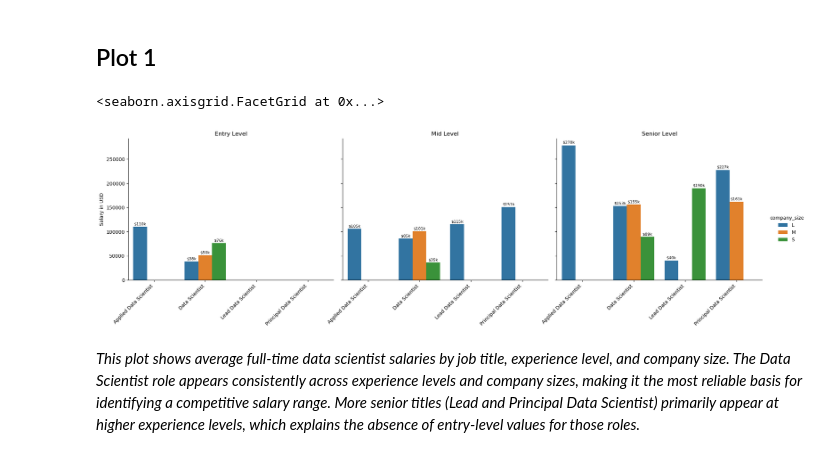
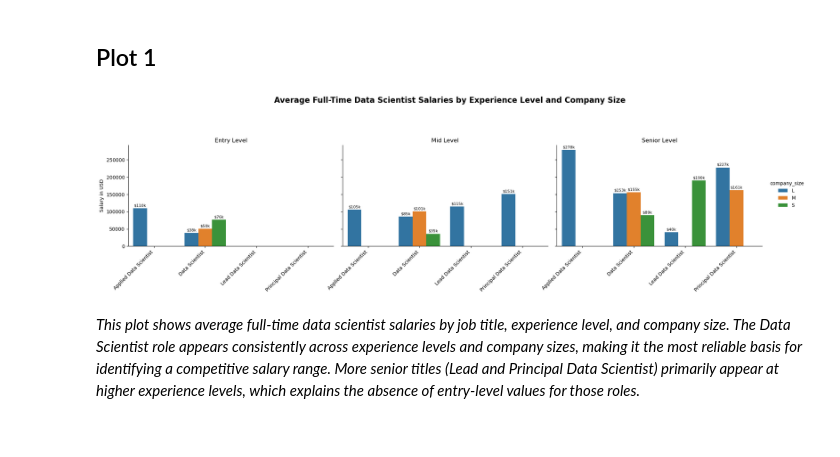
Before and after one commit to Evebarr20/DSE5002_Project1, a Jupyter notebook: Project_01.ipynb, the cells around one changed output. Drawn from its saved outputs; the diff is of its cells as text; code cells hidden in the pictures.

```diff
--- a/Project_01.ipynb
+++ b/Project_01.ipynb
@@ -488,18 +554,26 @@ currency_counts
 | 3 | INR | 27 |
 | 4 | CAD | 18 |
 # %%
-# bar plot for salary_currency (plot top 5)
-ax = sns.barplot(currency_counts, x = "salary_currency", y = "count")
+# --------------------------------------
+# Plot 8: Distribution of Salary Currency Types (Top 5)
+# --------------------------------------
+
+# Create a bar plot showing how frequently each salary currency appears
+currency_bar_ax = sns.barplot(
+    data = salary_currency_counts_df,
+    x = "salary_currency",
+    y = "count"
+)
 
 
-# text labels
-for container in ax.containers:
-    ax.bar_label(container, fontsize = 10, padding = 2)
+# Add numeric labels on top of each bar
+for container in currency_bar_ax.containers:
+    currency_bar_ax.bar_label(container, fontsize = 10, padding = 2)
 
-# adds about 15% extra space on the top so text labels don't cut off
-ax.margins(y = 0.15)
+# Add extra vertical space so value labels are not cut off
+currency_bar_ax.margins(y = 0.15)
 
-# add labels
+# Add plot title and axis labels
 plt.title("Distribution of Salary Currency Types in the Dataset")
 plt.xlabel("Salary Currency Type")
 plt.ylabel("Count")
@@ -576,7 +676,7 @@ experience_level_labels = {
 # - Colored by company size
 # ----------------------------------------------------------
 salary_facet_grid = sns.catplot(
-    data = new_df,
+    data = avg_salary_by_role,
     kind = "bar",
     x = "job_title",
     y = "salary_in_usd",
@@ -585,35 +685,45 @@ salary_facet_grid = sns.catplot(
     aspect = 1.3, #  ?
 )
 
 # Rotate job title labels for readability
 salary_facet_grid.set_xticklabels(rotation = 45, ha = "right")
 
 #------------------------------------------------------------
 # Add value labels to each bar
 # rename facet titles using the readable experience labels
 #------------------------------------------------------------
 for axis in salary_facet_grid.axes.flat:
     for container in axis.containers:
         labels = [
             f"${int(v/1000)}k" if v > 0 else ""
             for v in container.datavalues
         ]
         axis.bar_label(
             container,
             labels=labels,
             fontsize=8,
             padding=2
         )
     # Replace facet titles like "experience_level = EN"
     # with readable titles like "Entry Level"
     title = axis.get_title()
     experience_code = title.split(" = ")[-1]
     axis.set_title(experience_level_labels.get(experience_code))
 
-# add y-axis label
+# Add y-axis label
 salary_facet_grid.set_axis_labels("", "Salary in USD")
+
+# Add an overall title for the entire figure
+
+salary_facet_grid.fig.suptitle(
+    "Average Full-Time Data Scientist Salaries by Experience Level and Company Size",
+    fontsize = 16,
+    fontweight = "bold"
+)
+
+# Adjust spacing so the title doesn't overlap the facets
+salary_facet_grid.fig.subplots_adjust(top=0.70)
 # %% [output]
-<seaborn.axisgrid.FacetGrid at 0x...>
-[figure, old version]
+[figure, new version]
 # %% [markdown]
 *This plot shows average full-time data scientist salaries by job title, experience level, and company size. The Data Scientist role appears consistently across experience levels and company sizes, making it the most reliable basis for identifying a competitive salary range. More senior titles (Lead and Principal Data Scientist) primarily appear at higher experience levels, which explains the absence of entry-level values for those roles.*
```
Also changed, not shown: parts of 18 cells of this notebook, 2 other files.
